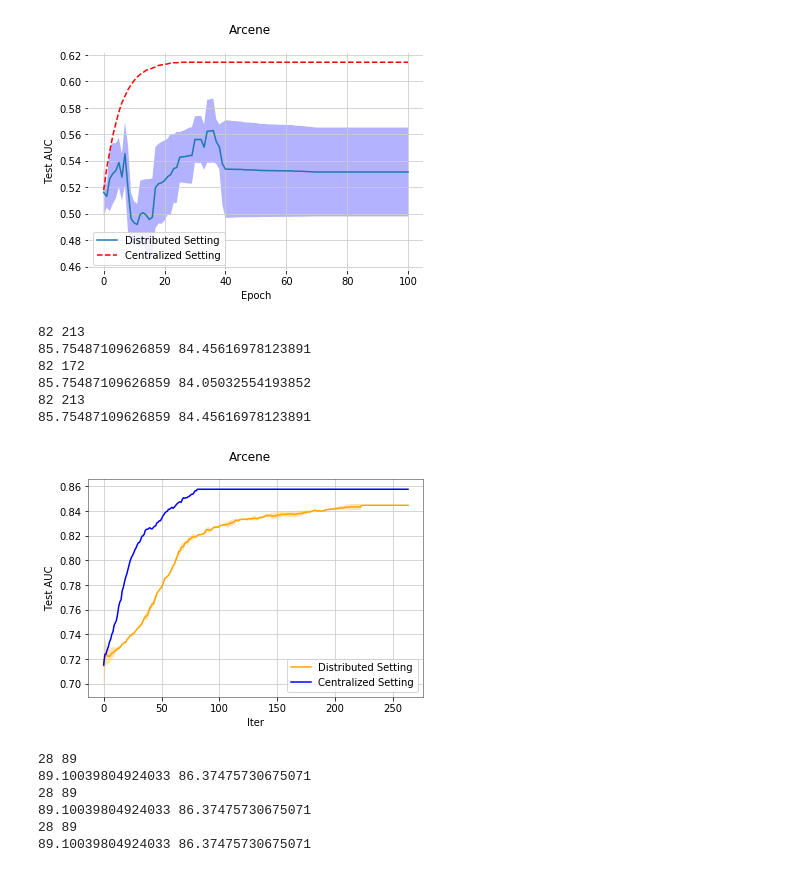
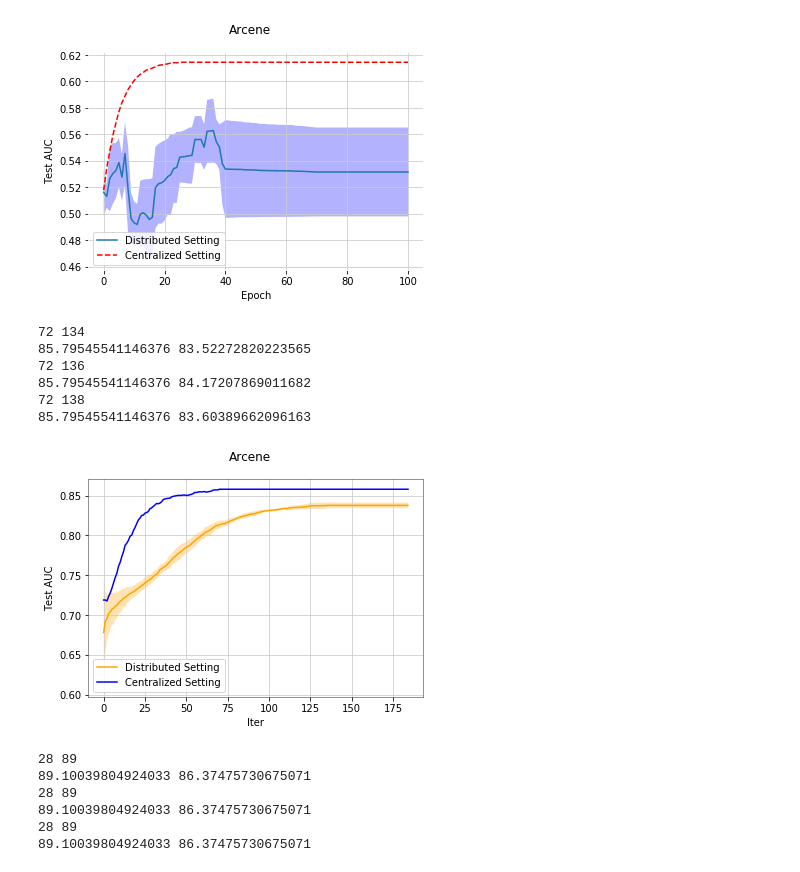
Before and after one commit to nitinnat/consensus-deep-learning, a Jupyter notebook: scripts/AnalyzeResults.ipynb, the cells around one changed output. Drawn from its saved outputs; the diff is of its cells as text; code cells hidden in the pictures.

```diff
--- a/scripts/AnalyzeResults.ipynb
+++ b/scripts/AnalyzeResults.ipynb
@@ -250,22 +233,22 @@ plot_with_mean_std(gisette_cent, gisette_dist, title="Madelon")
 [figure]
 # %%
 cent_paths = ["../data/arcene/feature_split_1/run_0_numhidden_100_lr_1.0E-4_networksize_1_randomseed_{}_lf_cross_entropy/vpnn_results_temp_1.csv".format(
-i) for i in [40, 40, 40]]
+i) for i in [41, 41, 41]]
 
-dist_paths = ["../data/arcene/feature_split_{}/run_0_numhidden_100_lr_1.0E-4_networksize_10_randomseed_40_lf_cross_entropy/vpnn_results_temp_10.csv".format(
-i) for i in [1,2,1]]
+dist_paths = ["../data/arcene/feature_split_{}/run_0_numhidden_100_lr_1.0E-4_networksize_10_randomseed_41_lf_cross_entropy/vpnn_results_temp_10.csv".format(
+i) for i in [1,2,3]]
 
 
 gisette_cent, gisette_dist = process_many_files(cent_paths, dist_paths)
 plot_with_mean_std(gisette_cent, gisette_dist, title="Arcene")
 # %% [output]
-82 213
-85.75487109626859 84.45616978123891
-82 172
-85.75487109626859 84.05032554193852
-82 213
-85.75487109626859 84.45616978123891
+72 134
+85.79545541146376 83.52272820223565
+72 136
+85.79545541146376 84.17207869011682
+72 138
+85.79545541146376 83.60389662096163
-[figure, old version]
+[figure, new version]
 # %%
 cent_paths = ["../data/adult/feature_split_{}/run_0_numhidden_50_lr_1.0E-4_networksize_1_randomseed_40/vpnn_results_temp_1.csv".format(
 i) for i in [1,1,1]]
```
Also changed, not shown: parts of 1 cell of this notebook, 7 other files.
